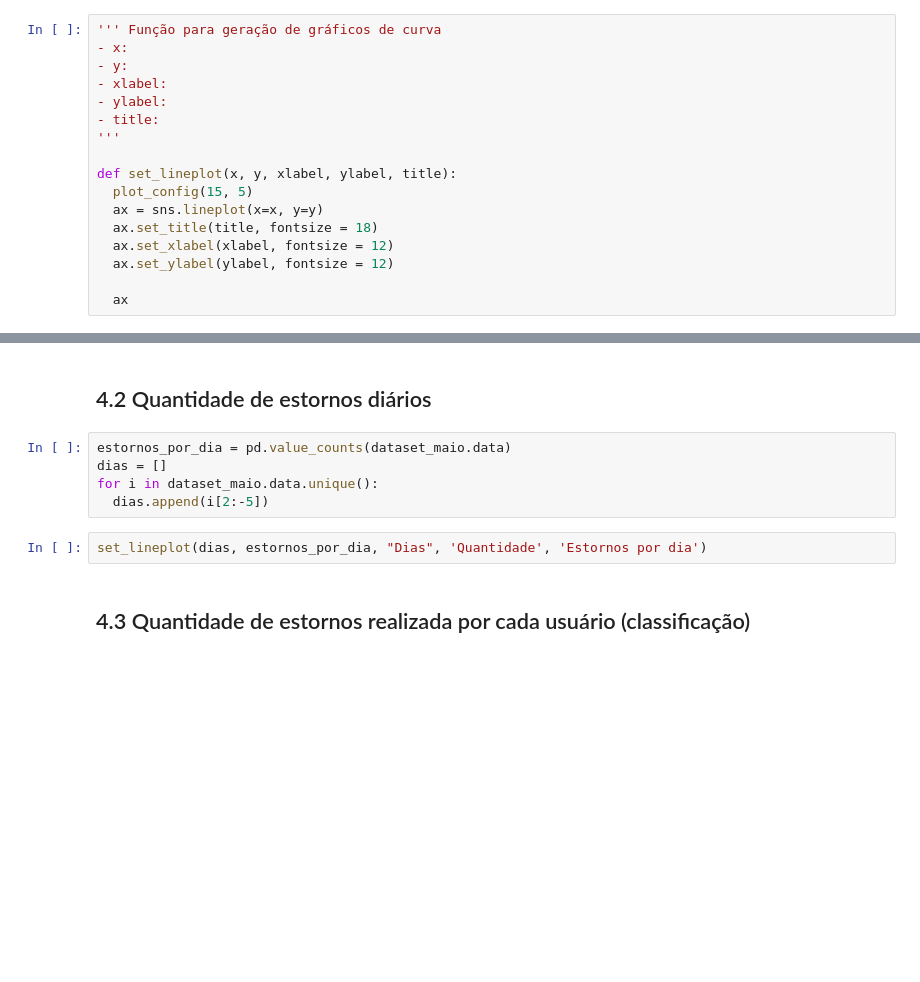
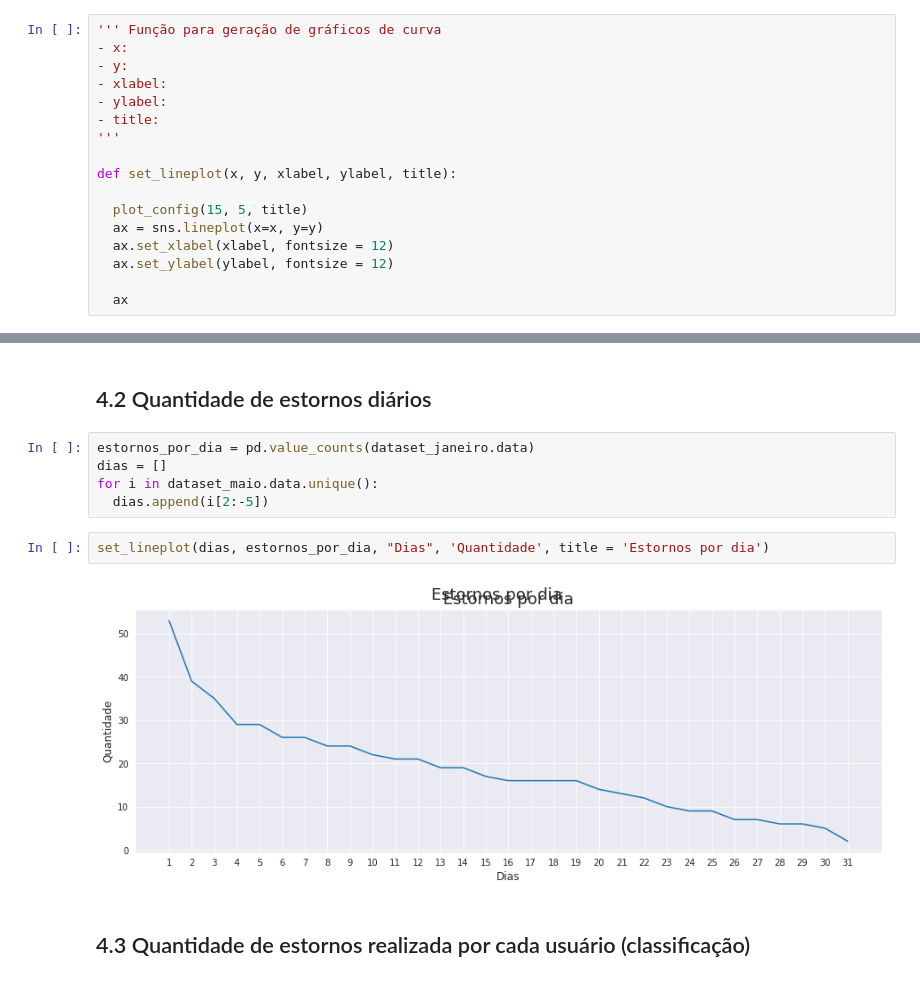
Before and after one commit to strawndri/slaviero-suct-data-analysis, a Jupyter notebook: Notebooks/analise_estornos.ipynb, the cells around one changed output, grey strips where cells are left out. Drawn from its saved outputs; the diff is of its cells as text; blank space fills up the shorter version.

```diff
--- a/Notebooks/analise_estornos.ipynb
+++ b/Notebooks/analise_estornos.ipynb
@@ -195,9 +225,9 @@ def set_barplot(x, y, xlabel, ylabel,
 '''
 
 def set_lineplot(x, y, xlabel, ylabel, title):
-  plot_config(15, 5)
+
+  plot_config(15, 5, title)
   ax = sns.lineplot(x=x, y=y)
-  ax.set_title(title, fontsize = 18)
   ax.set_xlabel(xlabel, fontsize = 12)
   ax.set_ylabel(ylabel, fontsize = 12)
 
@@ -238,12 +264,14 @@ graphic
 # %% [markdown]
 ## 4.2 Quantidade de estornos diários
 # %%
-estornos_por_dia = pd.value_counts(dataset_maio.data)
+estornos_por_dia = pd.value_counts(dataset_janeiro.data)
 dias = []
 for i in dataset_maio.data.unique():
   dias.append(i[2:-5])
 # %%
-set_lineplot(dias, estornos_por_dia, "Dias", 'Quantidade', 'Estornos por dia')
+set_lineplot(dias, estornos_por_dia, "Dias", 'Quantidade', title = 'Estornos por dia')
+# %% [output]
+[figure, added]
 # %% [markdown]
 ## 4.3 Quantidade de estornos realizada por cada usuário (classificação)
 # %%
```
Also changed, not shown: parts of 16 cells of this notebook.
